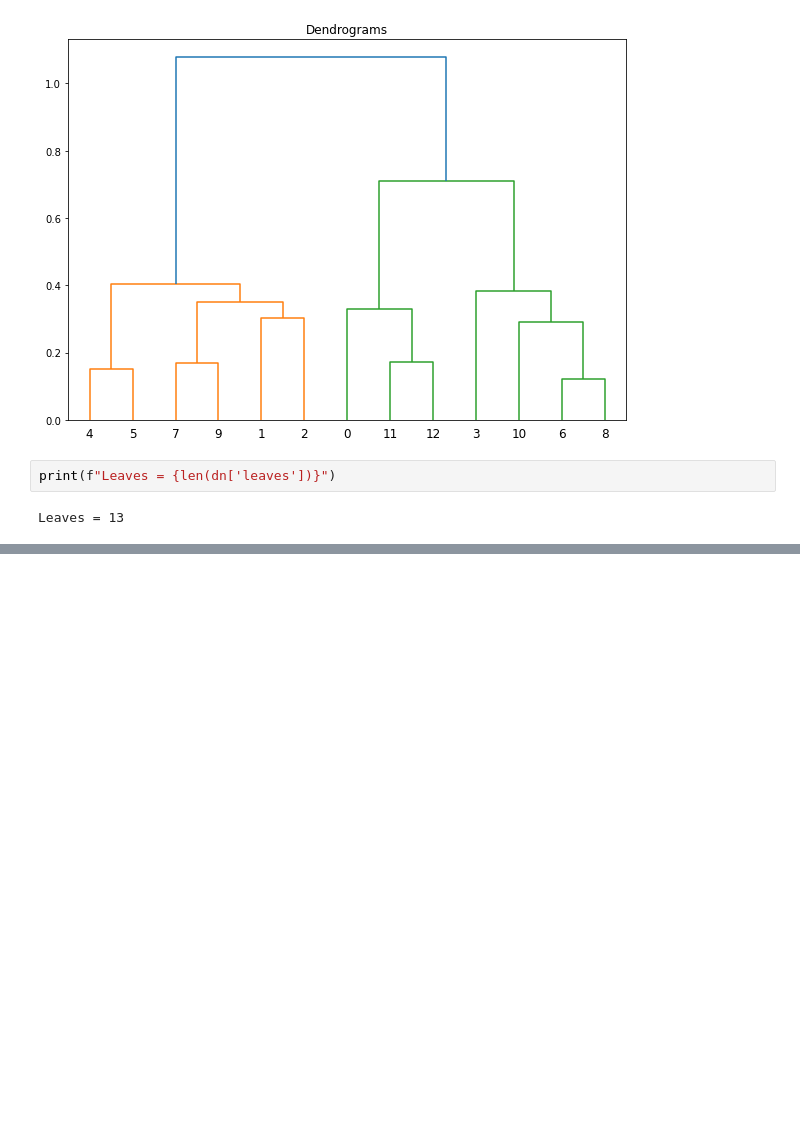
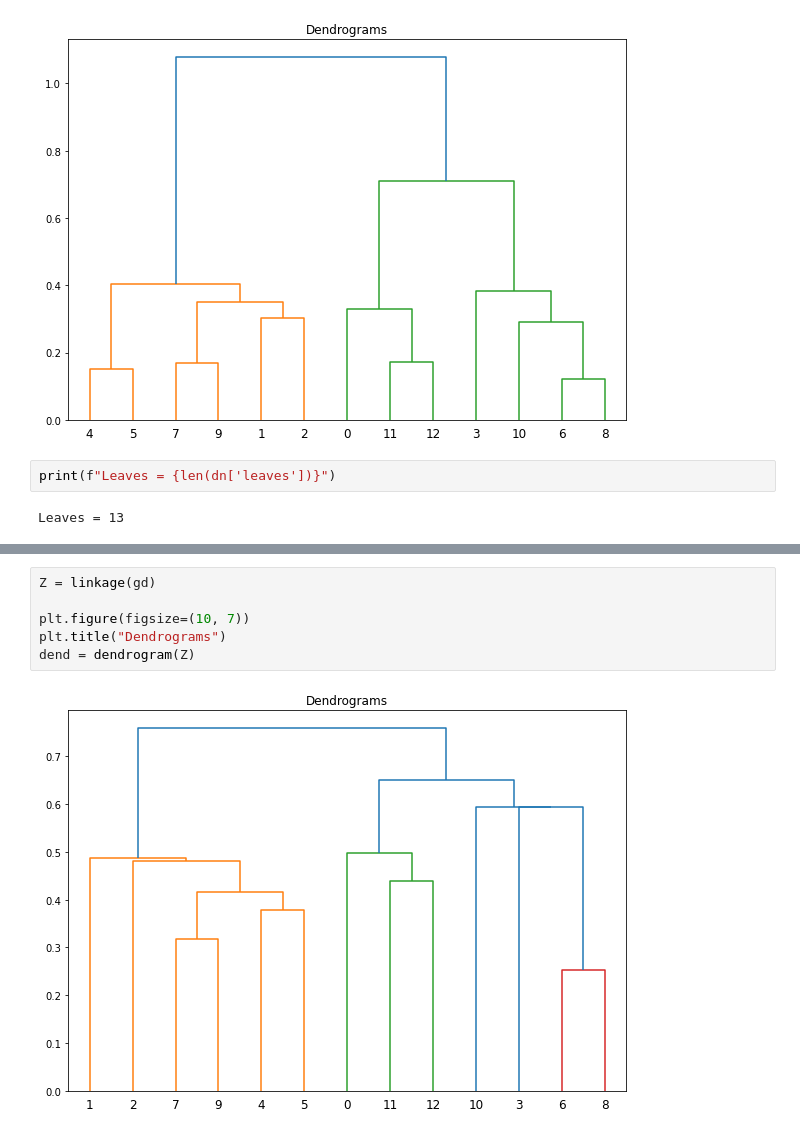
Before and after one commit to nafiul-nipu/Contrails-Python, a Jupyter notebook: contrails simulation clustering/hierarchical_clustering.ipynb, the cells around one changed output, grey strips where cells are left out. Drawn from its saved outputs; the diff is of its cells as text; blank space fills up the shorter version.

```diff
--- a/contrails simulation clustering/hierarchical_clustering.ipynb
+++ b/contrails simulation clustering/hierarchical_clustering.ipynb
@@ -83,0 +92,8 @@ Leaves = 13
+# %%
+Z = linkage(gd)
+
+plt.figure(figsize=(10, 7))
+plt.title("Dendrograms")
+dend = dendrogram(Z)
+# %% [output]
+[figure, added]
```
Also changed, not shown: parts of 2 cells of this notebook.
